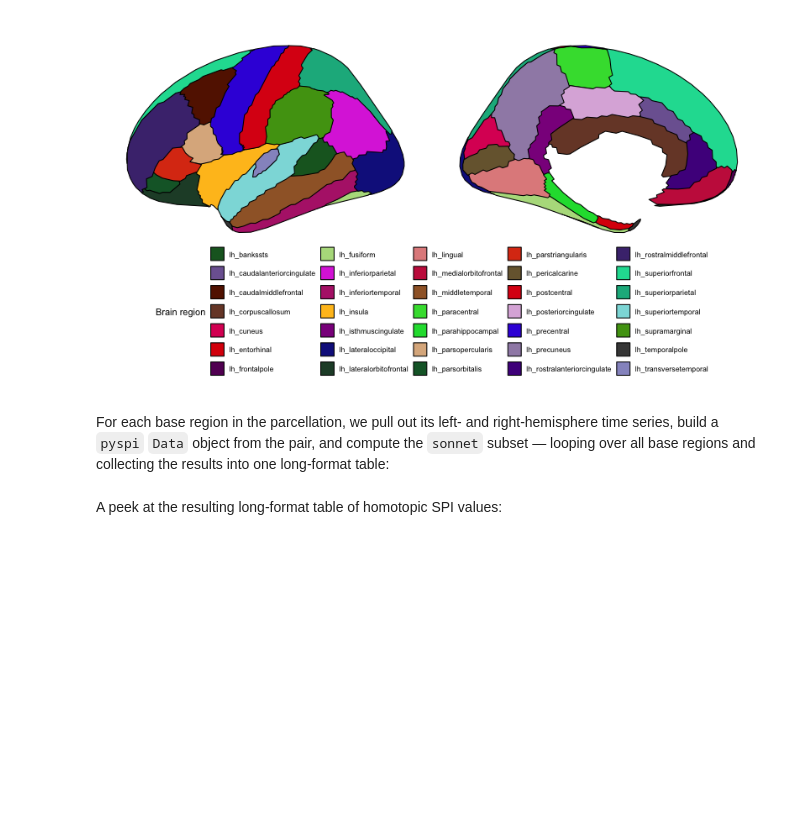
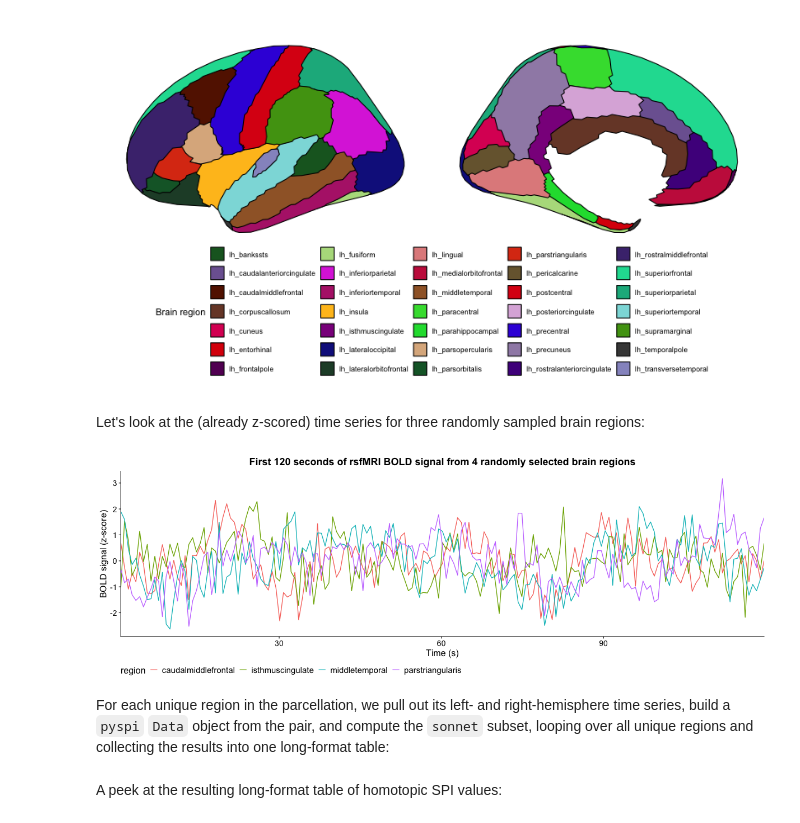
Before and after one commit to anniegbryant/MDIG2026_pyspi_tutorial, a Jupyter notebook: MDIG2026_pyspi_tutorial.ipynb, the cells around one changed output. Drawn from its saved outputs; the diff is of its cells as text; code cells hidden in the pictures; blank space fills up the shorter version.

```diff
--- a/MDIG2026_tutorial.ipynb
+++ b/MDIG2026_pyspi_tutorial.ipynb
@@ -570,3 +582,5 @@ ggplot() +
   theme(legend.position = "bottom")
 # %% [output]
 [figure]
+# %% [markdown]
+Let's look at the (already z-scored) time series for three randomly sampled brain regions:
@@ -573,3 +589,29 @@ ggplot() +
+# %%
+%%R -i rsfMRI_TS -w 1200 -h 400
+
+set.seed(127) # For reproducibility
+random_sample_regions <- sample(colnames(rsfMRI_TS)[1:34], 4)
+
+rsfMRI_TS %>%
+    select(all_of(random_sample_regions)) %>%
+    mutate(time_sec = 0.7*1:n()) %>%
+    filter(time_sec <= 120) %>%
+    pivot_longer(cols = -time_sec, names_to = "region", values_to = "value") %>%
+    mutate(region = str_replace(region, 'ctx-lh-', '')) %>%
+    ggplot(data=., mapping=aes(x=time_sec, y=value, color=region)) +
+    geom_line() +
+    scale_x_continuous(expand=c(0,0)) +
+    ggtitle("First 120 seconds of rsfMRI BOLD signal from 4 randomly selected brain regions") +
+    xlab("Time (s)") +
+    ylab("BOLD signal (z-score)") +
+    theme(legend.position = "bottom",
+          axis.text = element_text(size=14),
+          axis.title = element_text(size=16),
+          legend.text = element_text(size=15),
+          legend.title = element_text(size=16),
+          plot.title = element_text(hjust = 0.5, size=18))
+# %% [output]
+[figure, added]
 # %% [markdown]
-For each base region in the parcellation, we pull out its left- and right-hemisphere time series, build a `pyspi` `Data` object from the pair, and compute the `sonnet` subset — looping over all base regions and collecting the results into one long-format table:
+For each unique region in the parcellation, we pull out its left- and right-hemisphere time series, build a `pyspi` `Data` object from the pair, and compute the `sonnet` subset, looping over all unique regions and collecting the results into one long-format table:
 # %%
```
Also changed, not shown: parts of 12 cells of this notebook.
